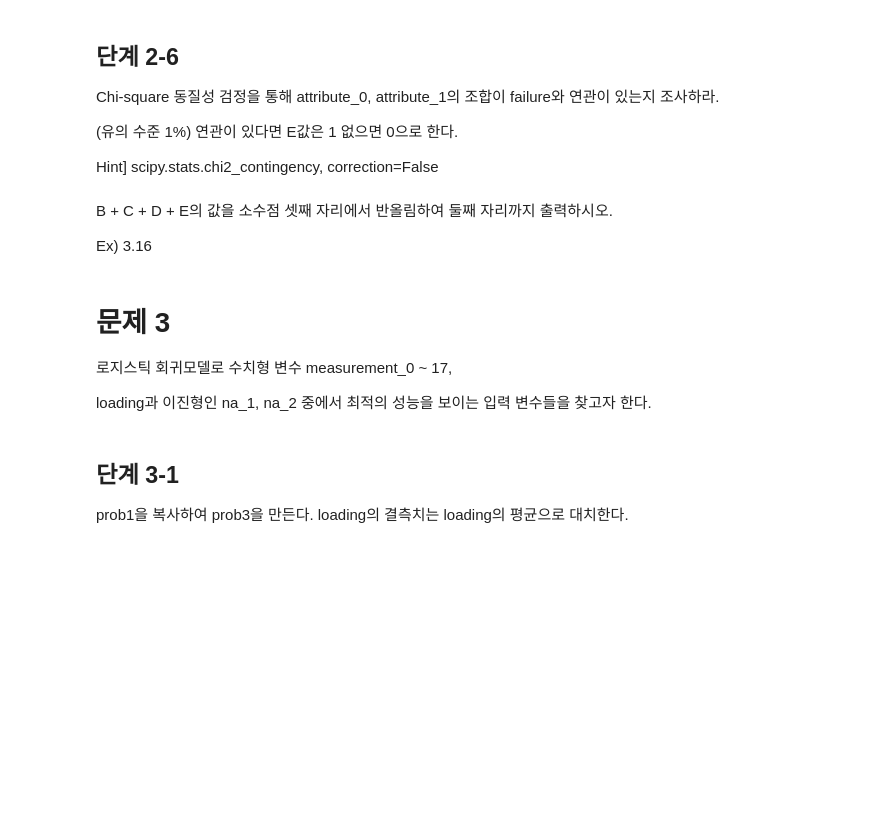
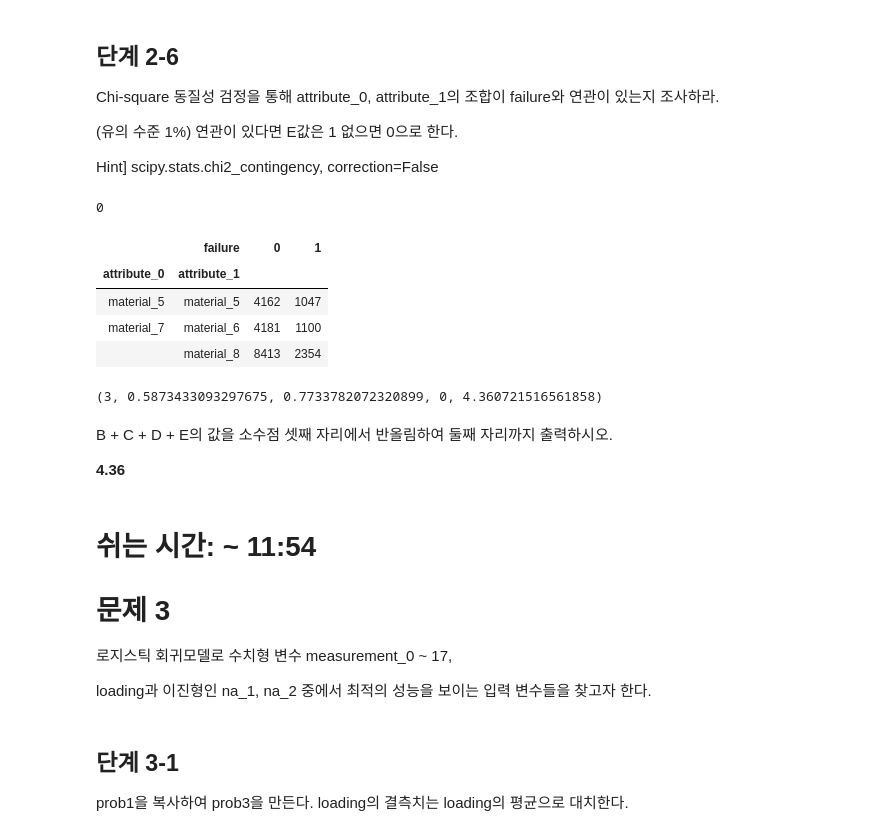
Before and after one commit to sunkusun9/DS_lv3_2304, a Jupyter notebook: sec_ds_lv3_prob1_prob.ipynb, the cells around one changed output. Drawn from its saved outputs; the diff is of its cells as text; code cells hidden in the pictures; blank space fills up the shorter version.

```diff
--- a/sec_ds_lv3_prob1_prob.ipynb
+++ b/sec_ds_lv3_prob1_prob.ipynb
@@ -518,11 +578,37 @@ Chi-square 동질성 검정을 통해 attribute_0, attribute_1의 조합이 fail
 (유의 수준 1%) 연관이 있다면 E값은 1 없으면 0으로 한다.
 
  Hint] scipy.stats.chi2_contingency, correction=False
+# %%
+#df_prob2[['attribute_0', 'attribute_1']].apply(lambda x: x.str.cat(), axis=1)
+from scipy.stats import chi2_contingency
+chi2_contingency(pd.crosstab(
+                        index=df_prob2[['attribute_0', 'attribute_1']].apply(lambda x: x.str.cat(), axis=1),
+                        columns=df_prob2['failure']),
+                 correction=False)
+E = 0
+E
+# %% [output]
+0
+# %%
+# groupby를 통해 빈도수 테이블 구하기 입니다.
+df_prob2.groupby(['attribute_0', 'attribute_1', 'failure'])['loading'].count().unstack()
+# %% [output]
+|  | failure | 0 | 1 |
+| attribute_0 | attribute_1 |  |  |
+| material_5 | material_5 | 4162 | 1047 |
+| material_7 | material_6 | 4181 | 1100 |
+|  | material_8 | 8413 | 2354 |
+# %%
+B, C, D, E, B + C + D + E
+# %% [output]
+(3, 0.5873433093297675, 0.7733782072320899, 0, 4.360721516561858)
 # %% [markdown]
 B + C + D + E의 값을 소수점 셋째 자리에서 반올림하여 둘째 자리까지 출력하시오.
 
-Ex) 3.16
+**4.36**
 # %% [markdown]
+# 쉬는 시간: ~ 11:54
+
 # 문제 3
 
 로지스틱 회귀모델로 수치형 변수 measurement_0 ~ 17,
```
Also changed, not shown: parts of 24 cells of this notebook.
